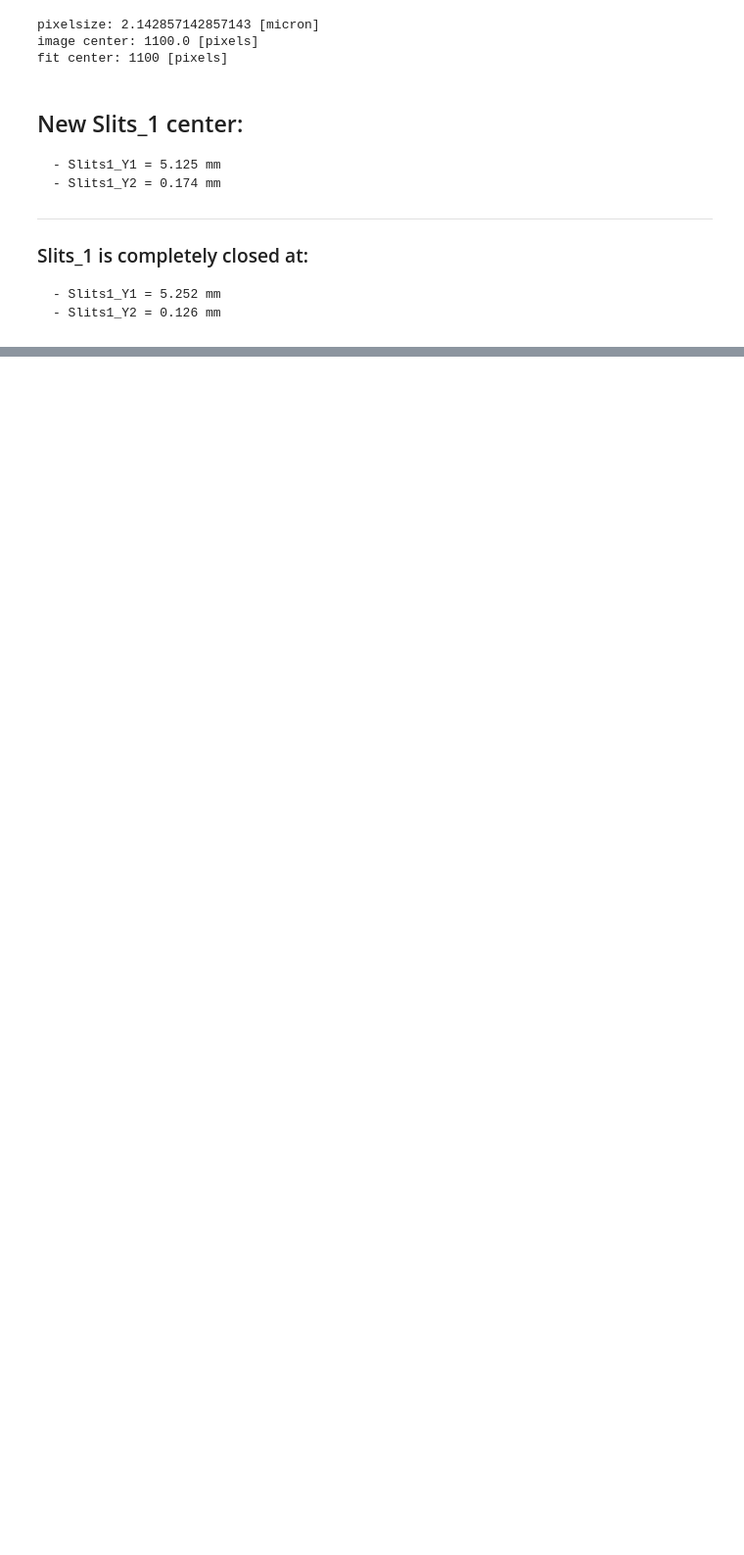
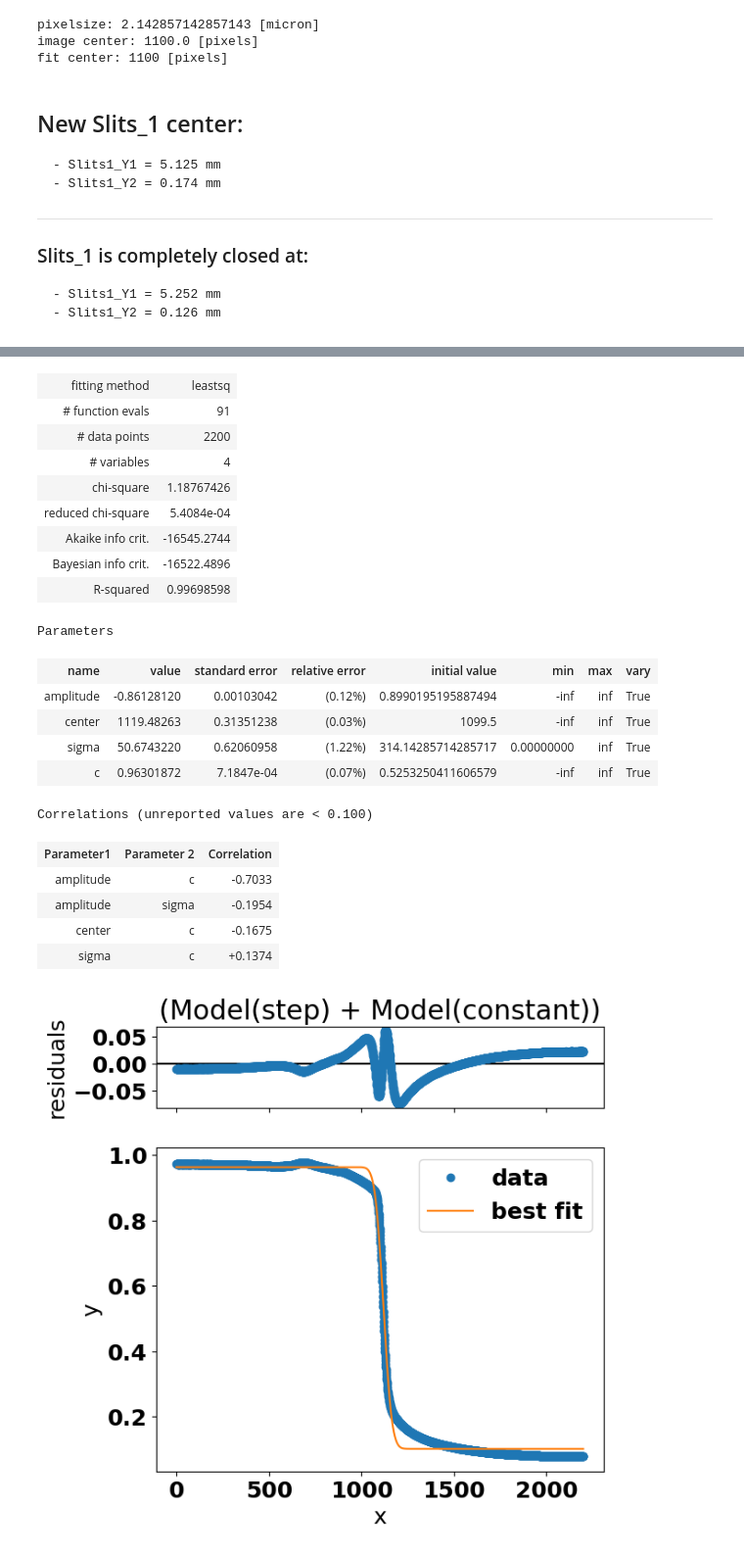
Before and after one commit to gianthk/BEATS_raytracing, a Jupyter notebook: BEATS_commissioning_ver_beam_positions.ipynb, the cells around one changed output, grey strips where cells are left out. Shown at 98% size. Saved outputs shown, nothing was run; the diff lists cells and outputs as text; code cells hidden in the pictures; blank space fills up the shorter version.

```diff
--- a/BEATS_commissioning_ver_beam_positions.ipynb
+++ b/BEATS_commissioning_ver_beam_positions.ipynb
@@ -157,0 +175,3 @@ fit center: 1100 [pixels]
+# %%
+image_fit_profile(im[:,920:2600]/im_flat[:,920:2600], profile='step', background='constant', plot=True) # , width=1400
+# %% [output]
@@ -157,0 +181,22 @@ fit center: 1100 [pixels]
+| fitting method | leastsq |
+| # function evals | 91 |
+| # data points | 2200 |
+| # variables | 4 |
+| chi-square | 1.18767426 |
+| reduced chi-square | 5.4084e-04 |
+| Akaike info crit. | -16545.2744 |
+| Bayesian info crit. | -16522.4896 |
+| R-squared | 0.99698598 |
+Parameters
+| name | value | standard error | relative error | initial value | min | max | vary |
+| amplitude | -0.86128120 | 0.00103042 | (0.12%) | 0.8990195195887494 | -inf | inf | True |
+| center | 1119.48263 | 0.31351238 | (0.03%) | 1099.5 | -inf | inf | True |
+| sigma | 50.6743220 | 0.62060958 | (1.22%) | 314.14285714285717 | 0.00000000 | inf | True |
+| c | 0.96301872 | 7.1847e-04 | (0.07%) | 0.5253250411606579 | -inf | inf | True |
+Correlations (unreported values are < 0.100)
+| Parameter1 | Parameter 2 | Correlation |
+| amplitude | c | -0.7033 |
+| amplitude | sigma | -0.1954 |
+| center | c | -0.1675 |
+| sigma | c | +0.1374 |
+[figure, added]
```
Also changed, not shown: parts of 20 cells of this notebook.
